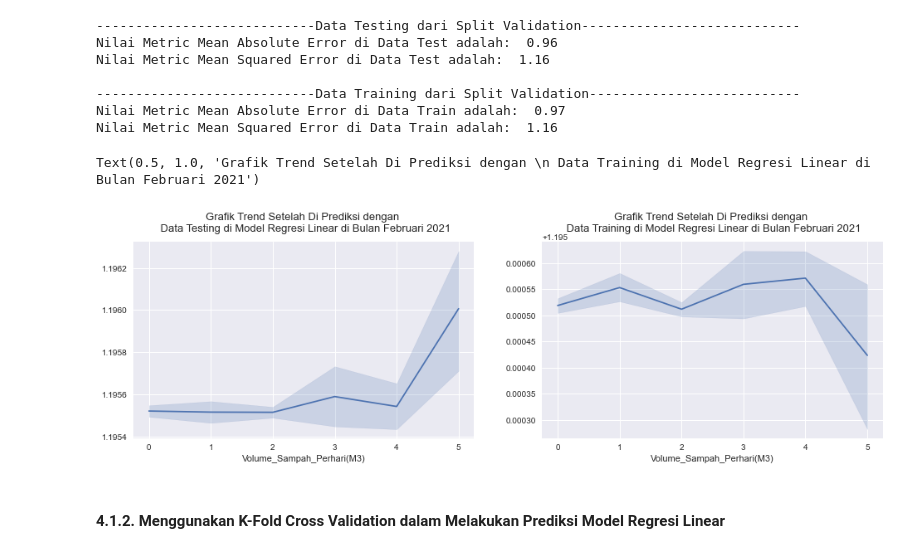
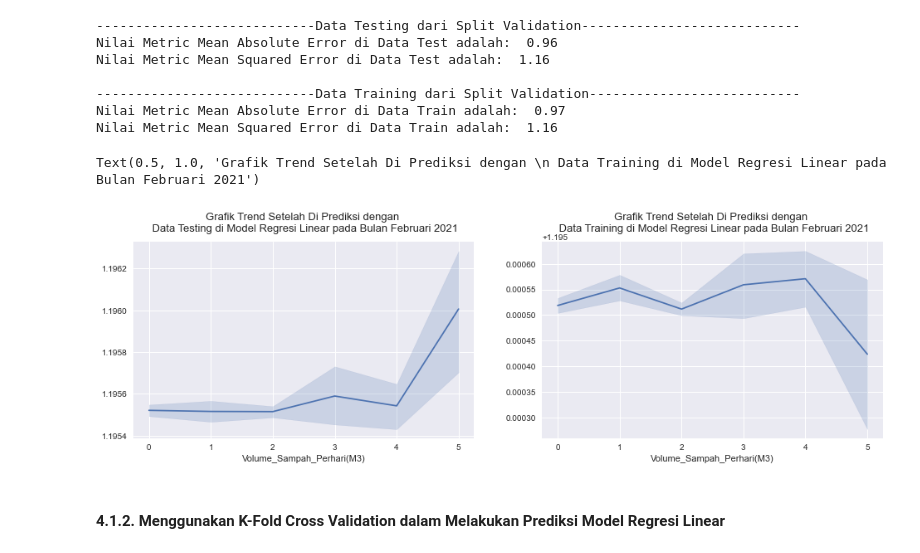
Before and after one commit to pramudianzaheka92/ProjectTugasAkhir, a Jupyter notebook: 2 - 2021/Prediksi Tingkat Pengangkutan Volume Sampah di Bulan Februari 2021.ipynb, the cells around one changed output. Drawn from its saved outputs; the diff is of its cells as text; code cells hidden in the pictures.

```diff
--- a/2 - 2021/Prediksi Tingkat Pengangkutan Volume Sampah di Bulan Februari 2021.ipynb
+++ b/2 - 2021/Prediksi Tingkat Pengangkutan Volume Sampah di Bulan Februari 2021.ipynb
@@ -625,11 +625,11 @@ Nilai Scaling dari Hasil StandardScaler pada Data Training:
 # Memanggil model regresi linear dari library sklearn dan kemudian melatihnya dengan data training
 from sklearn.linear_model import LinearRegression
 
-split_validation_linear_regression = LinearRegression()
-split_validation_linear_regression.fit(x_train, y_train)
+split_linear_regression_feb = LinearRegression()
+split_linear_regression_feb.fit(x_train, y_train)
 
 # Melihat nilai terbaik beserta parameter dari model regresi linear
-print(split_validation_linear_regression.get_params())
+print(split_linear_regression_feb.get_params())
 # %% [output]
 {'copy_X': True, 'fit_intercept': True, 'n_jobs': None, 'normalize': 'deprecated', 'positive': False}
 # %% [markdown]
@@ -645,12 +645,12 @@ Nilai-nilai tersebut merupakan nilai terbaik dari model regresi linear yang dimu
 # %%
 # Melihat nilai prediksi dari data training dan data testing setelah dilakukan proses tuning hyperparameters
 print("----------------Nilai Prediksi dari Data Testing------------------")
-pred_test_linear = split_validation_linear_regression.predict(x_test)
-print(pred_test_linear)
+pred_test_linear_feb = split_linear_regression_feb.predict(x_test)
+print(pred_test_linear_feb)
 
 print("\n----------------Nilai Prediksi dari Data Training-----------------")
-pred_train_linear = split_validation_linear_regression.predict(x_train)
-print(pred_train_linear)
+pred_train_linear_feb = split_linear_regression_feb.predict(x_train)
+print(pred_train_linear_feb)
 # %% [output]
 ----------------Nilai Prediksi dari Data Testing------------------
 [1.19464375 1.19484882 1.19577164 ... 1.19689953 1.19618178 1.19423361]
@@ -680,21 +684,21 @@ Nilai Metric Mean Squared Error di Data Train adalah:  1.16
 # %%
 # Membuat grafik untuk melihat trend data dari volume pengangkutan sampah setelah dilakukan proses pemodelan regresi linear
 plt.figure(figsize=(25, 20))
 
 # Grafik untuk melihat trend data testing setelah dilakukan proses pemodelan regresi linear
 plt.subplot(4, 3, 1)
-sns.lineplot(y_test, pred_test_linear)
-plt.title("Grafik Trend Setelah Di Prediksi dengan \n Data Testing di Model Regresi Linear di Bulan Februari 2021",
+sns.lineplot(y_test, pred_test_linear_feb)
+plt.title("Grafik Trend Setelah Di Prediksi dengan \n Data Testing di Model Regresi Linear pada Bulan Februari 2021",
           fontsize=13, pad=13)
 
 # Grafik untuk melihat trend data training setelah dilakukan proses pemodelan regresi linear
 plt.subplot(4, 3, 2)
-sns.lineplot(y_train, pred_train_linear)
-plt.title("Grafik Trend Setelah Di Prediksi dengan \n Data Training di Model Regresi Linear di Bulan Februari 2021",
+sns.lineplot(y_train, pred_train_linear_feb)
+plt.title("Grafik Trend Setelah Di Prediksi dengan \n Data Training di Model Regresi Linear pada Bulan Februari 2021",
           fontsize=13, pad=13)
 # %% [output]
-Text(0.5, 1.0, 'Grafik Trend Setelah Di Prediksi dengan \n Data Training di Model Regresi Linear di Bulan Februari 2021')
+Text(0.5, 1.0, 'Grafik Trend Setelah Di Prediksi dengan \n Data Training di Model Regresi Linear pada Bulan Februari 2021')
-[figure, old version]
+[figure, new version]
 # %% [markdown]
 #### 4.1.2. Menggunakan K-Fold Cross Validation dalam Melakukan Prediksi Model Regresi Linear
 # %%
```
Also changed, not shown: parts of 20 cells of this notebook.
